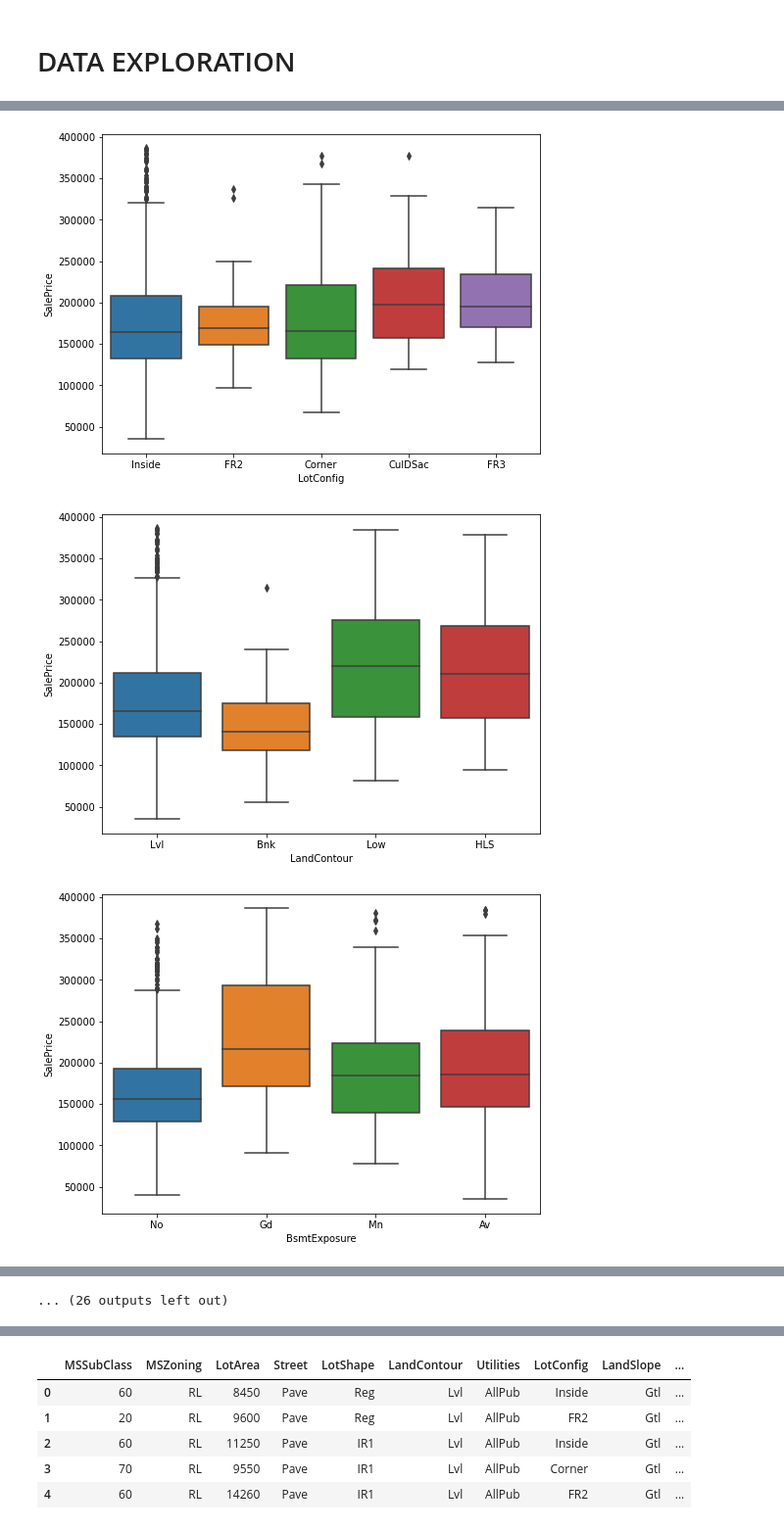
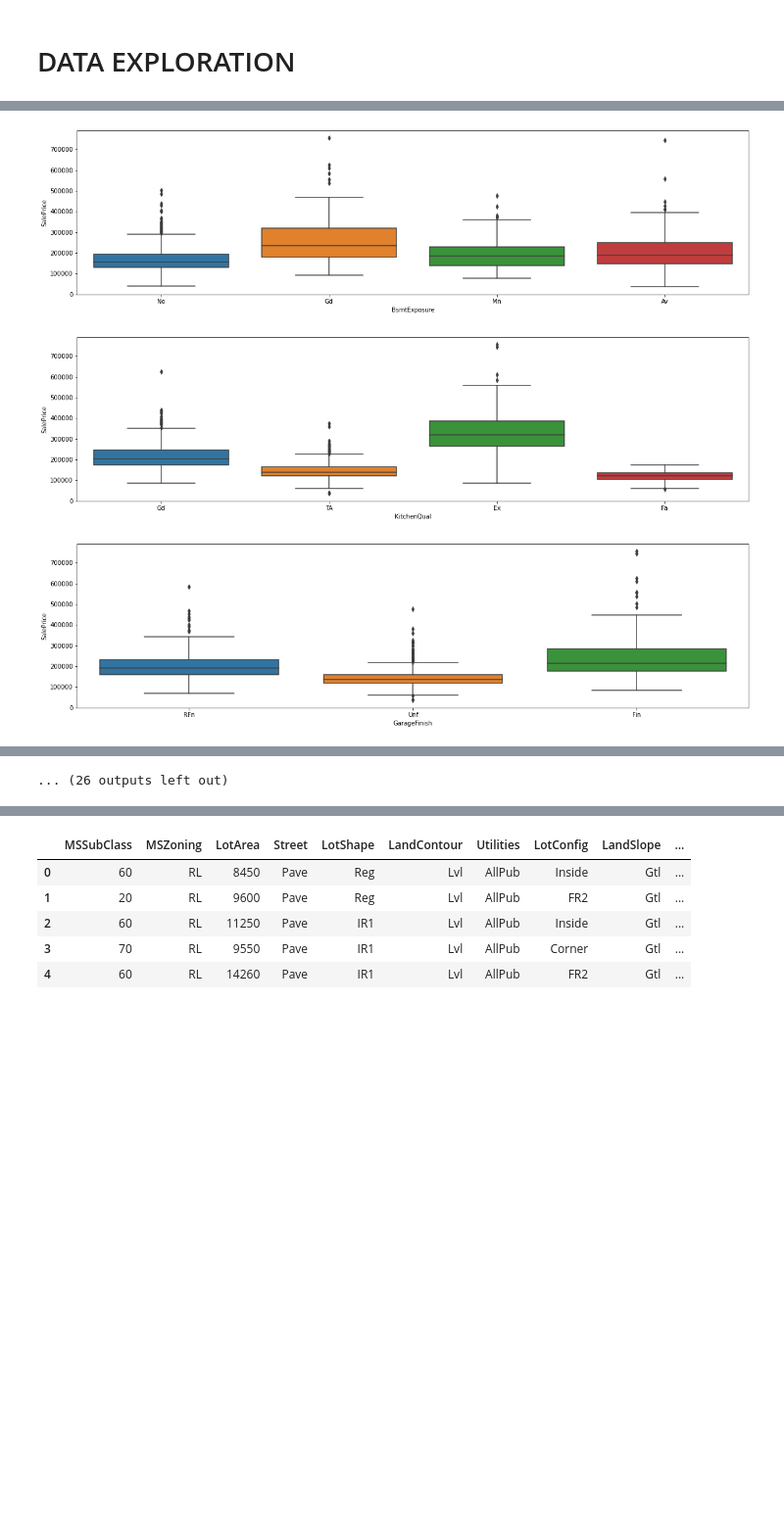
Before and after one commit to louisreberga/house-prices, a Jupyter notebook: main.ipynb, the cells around one changed output, grey strips where cells are left out. Shown at 98% size. Drawn from its saved outputs; the diff is of its cells as text; code cells hidden in the pictures; blank space fills up the shorter version.

```diff
--- a/main.ipynb
+++ b/main.ipynb
@@ -142,4 +75,0 @@ New number of observations is 1338
-# %%
-for var in num_var:
-    f, ax = plt.subplots(figsize=(8, 4))
-    fig = sns.boxplot(x=df[var])
@@ -160,9 +75,0 @@ for var in num_var:
-# %%
-for var in num_var:
-    q25, q75 = df['SalePrice'].quantile([0.25, 0.75])
-    delta = q75 - q25
-    upper = q75 + 2 * delta
-    lower = q25 - 2 * delta
-
-    df = df.drop(df[df[var] < lower].index)
-    df = df.drop(df[df[var] > upper].index)
@@ -183,0 +134,3 @@ sns.heatmap(corr_mat, vmax=1, vmin=-1)
+# %%
+f, ax = plt.subplots(figsize=(20, 5))
+fig = sns.boxplot(df['SalePrice'])
@@ -189,9 +144,9 @@ sns.pairplot(df[['SalePrice', 'LotArea', 'GrLivArea', 'BsmtUnfSF', '1stFlrSF', '
 # %%
 for var in cat_var:
     data = pd.concat([df['SalePrice'], df[var]], axis=1)
-    f, ax = plt.subplots(figsize=(8, 6))
+    f, ax = plt.subplots(figsize=(20, 5))
     fig = sns.boxplot(x=var, y="SalePrice", data=data)
 # %% [output]
-[figure, old version]
+[figure, new version]
-[figure, old version]
+[figure, new version]
-[figure, old version]
+[figure, new version]
```
Also changed, not shown: parts of 38 cells of this notebook.
